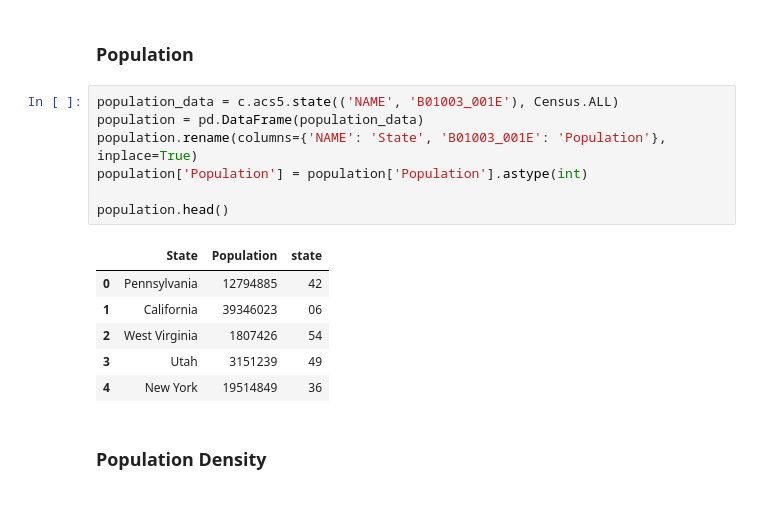
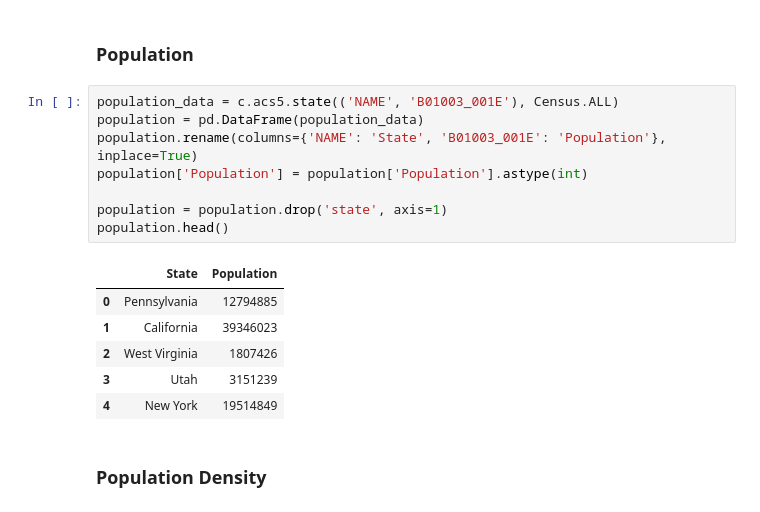
Before and after one commit to 9t8/cmsc320_project, a Jupyter notebook: c2.ipynb, the cells around one changed output. Cells and saved outputs as stored; diff of their text form.

Commit message:
population

```diff
--- a/c2.ipynb
+++ b/c2.ipynb
@@ -26,17 +26,18 @@ c = Census("23c580dcbb047d99e93502f60681fc6430f2fc9a", year = 2020)
 # %%
 population_data = c.acs5.state(('NAME', 'B01003_001E'), Census.ALL)
 population = pd.DataFrame(population_data)
 population.rename(columns={'NAME': 'State', 'B01003_001E': 'Population'}, inplace=True)
 population['Population'] = population['Population'].astype(int)
 
+population = population.drop('state', axis=1)
 population.head()
 # %% [output]
-|  | State | Population | state |
-| 0 | Pennsylvania | 12794885 | 42 |
-| 1 | California | 39346023 | 06 |
-| 2 | West Virginia | 1807426 | 54 |
-| 3 | Utah | 3151239 | 49 |
-| 4 | New York | 19514849 | 36 |
+|  | State | Population |
+| 0 | Pennsylvania | 12794885 |
+| 1 | California | 39346023 |
+| 2 | West Virginia | 1807426 |
+| 3 | Utah | 3151239 |
+| 4 | New York | 19514849 |
 # %% [markdown]
 ### Population Density
 # %%
```
